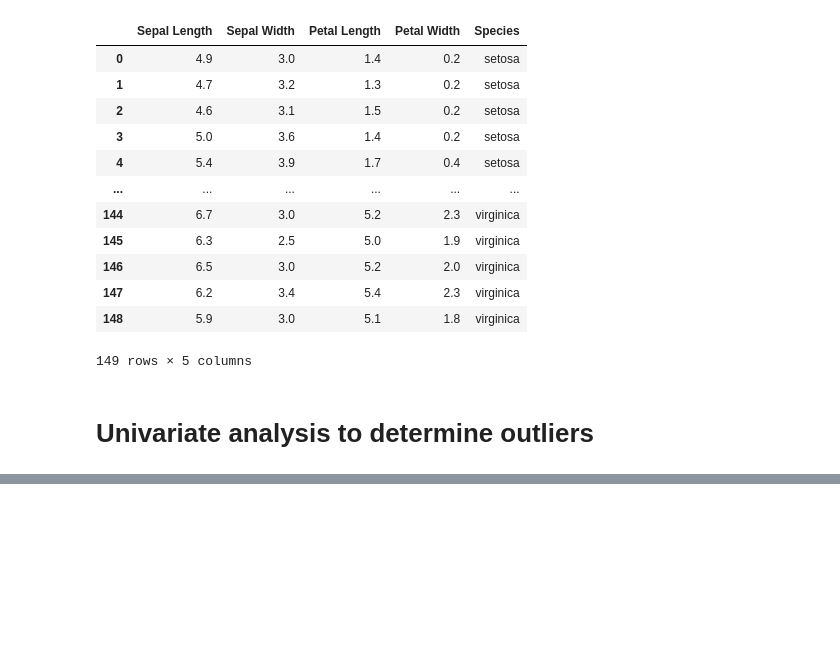
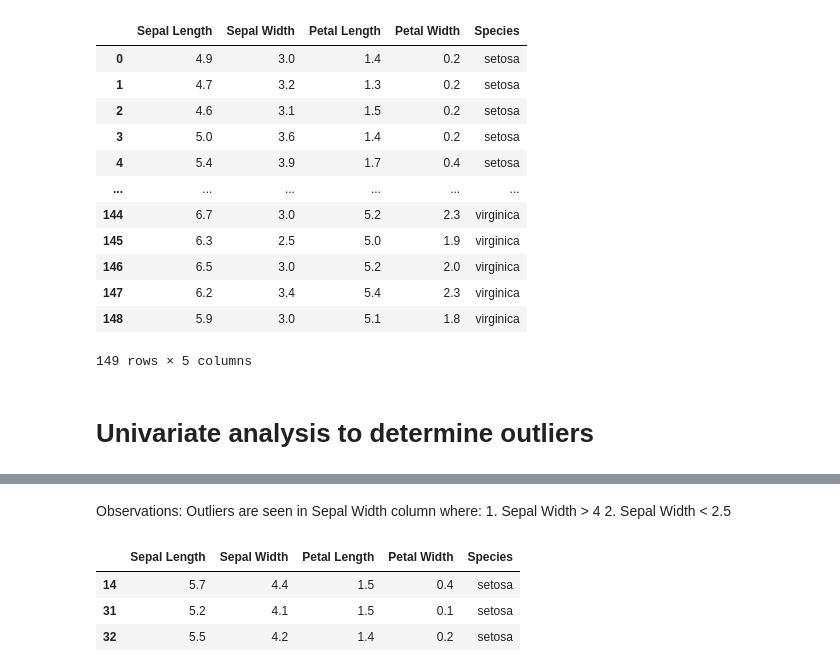
Before and after one commit to Chaliantosh/Dataanalysis-Visualizations, a Jupyter notebook: IRIS_Data_Outlier_Analysis.ipynb, the cells around one changed output, grey strips where cells are left out. Saved outputs shown, nothing was run; the diff lists cells and outputs as text; code cells hidden in the pictures; blank space fills up the shorter version.

```diff
--- a/IRIS_Data_Outlier_Analysis.ipynb
+++ b/IRIS_Data_Outlier_Analysis.ipynb
@@ -55,0 +50,14 @@ Outliers are seen in Sepal Width column where:
+# %% [markdown]
+Observations:
+Outliers are seen in Sepal Width column where:
+    1. Sepal Width > 4
+    2. Sepal Width < 2.5
+# %%
+Sepal_Width = x[:,1]
+iris_outliers = (Sepal_Width > 4)
+df[iris_outliers]
+# %% [output]
+|  | Sepal Length | Sepal Width | Petal Length | Petal Width | Species |
+| 14 | 5.7 | 4.4 | 1.5 | 0.4 | setosa |
+| 31 | 5.2 | 4.1 | 1.5 | 0.1 | setosa |
+| 32 | 5.5 | 4.2 | 1.4 | 0.2 | setosa |
```
Also changed, not shown: parts of 17 cells of this notebook.
